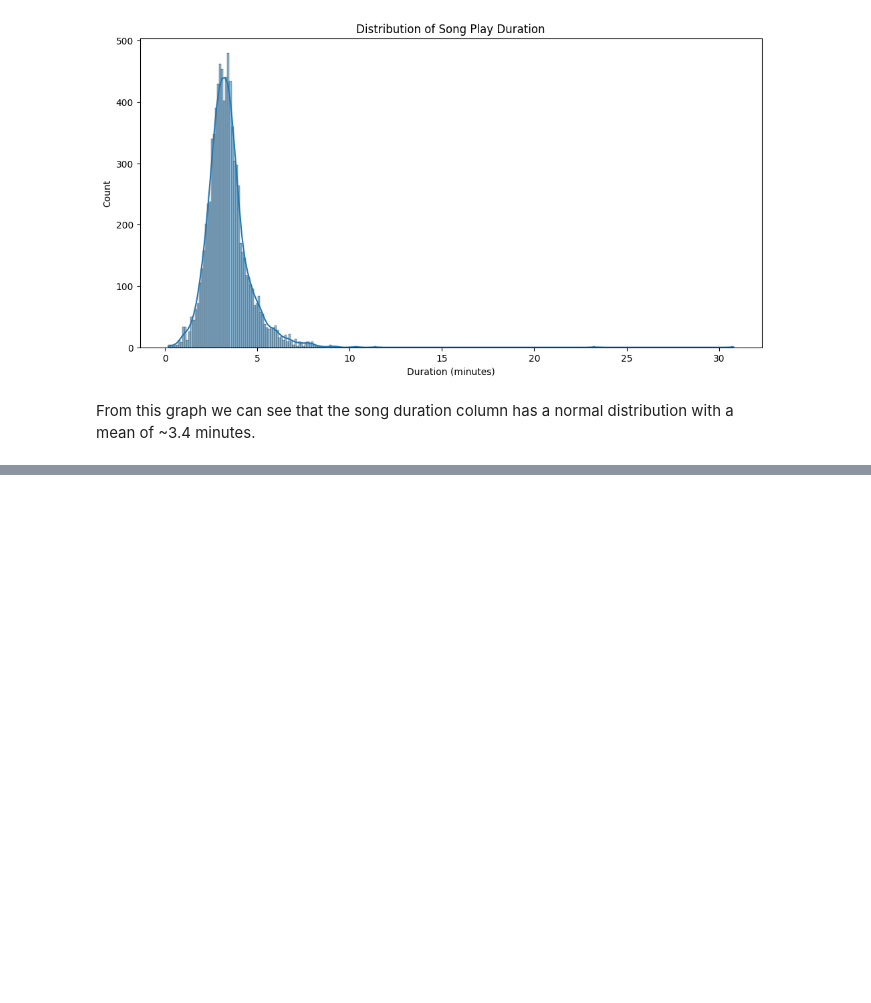
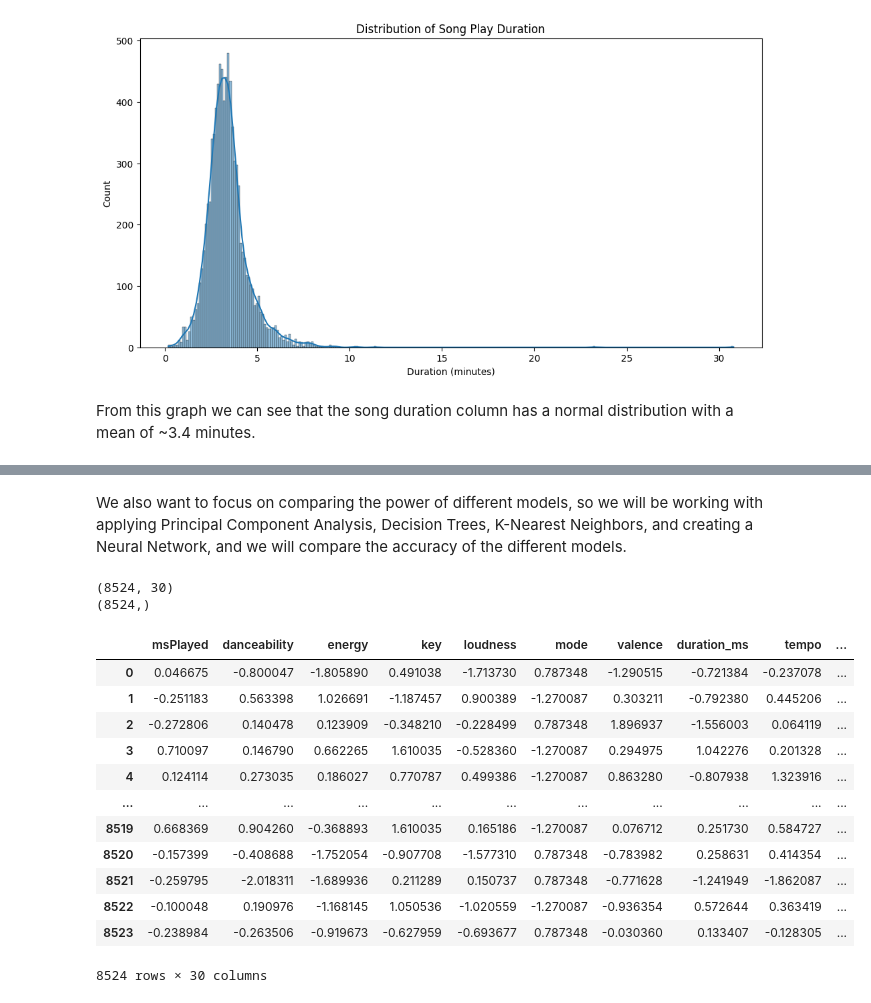
Before and after one commit to AtharvUmap/song_recommendation_model, a Jupyter notebook: song_rec.ipynb, the cells around one changed output, grey strips where cells are left out. Saved outputs shown, nothing was run; the diff lists cells and outputs as text; code cells hidden in the pictures; blank space fills up the shorter version.

```diff
--- a/song_rec.ipynb
+++ b/song_rec.ipynb
@@ -402,0 +405,2 @@ From this graph we can see that the song duration column has a normal distributi
+# %% [markdown]
+We also want to focus on comparing the power of different models, so we will be working with applying Principal Component Analysis, Decision Trees, K-Nearest Neighbors, and creating a Neural Network, and we will compare the accuracy of the different models.
@@ -402,0 +415,42 @@ From this graph we can see that the song duration column has a normal distributi
+# %%
+#CREATE THE DATA GENERATION PROCESS
+#Temporary Dataset:
+classifying_columns = ['msPlayed', 'danceability', 'energy', 'key', 'loudness', 'mode',
+                    'valence', 'duration_ms', 'tempo', 'speechiness', 'instrumentalness', 'acousticness', 'liveness']
+
+
+#Step 1: Standardize the Data
+scaler = StandardScaler()
+X_std = pd.DataFrame(scaler.fit_transform(df[classifying_columns]), columns = classifying_columns) #Change X to be our actual data
+
+
+# #Perform One Hot Encoding on the genres
+df_temp = df_genre_grouped
+encoder = OneHotEncoder(sparse_output=False)
+encoded = encoder.fit_transform(df_genre[['mapped_genre']])
+X_encoded = pd.DataFrame(encoded, columns=encoder.categories_[0])
+df_final = df_temp.drop('genre', axis=1)
+df_final = pd.concat([X_std, X_encoded], axis=1)
+
+X = df_final.dropna()
+
+Y = np.random.randint(0, 2, size=len(X))
+print(X.shape)
+print(Y.shape)
+display(X)
+# %% [output]
+(8524, 30)
+(8524,)
+|  | msPlayed | danceability | energy | key | loudness | mode | valence | duration_ms | tempo | ... |
+| 0 | 0.046675 | -0.800047 | -1.805890 | 0.491038 | -1.713730 | 0.787348 | -1.290515 | -0.721384 | -0.237078 | ... |
+| 1 | -0.251183 | 0.563398 | 1.026691 | -1.187457 | 0.900389 | -1.270087 | 0.303211 | -0.792380 | 0.445206 | ... |
+| 2 | -0.272806 | 0.140478 | 0.123909 | -0.348210 | -0.228499 | 0.787348 | 1.896937 | -1.556003 | 0.064119 | ... |
+| 3 | 0.710097 | 0.146790 | 0.662265 | 1.610035 | -0.528360 | -1.270087 | 0.294975 | 1.042276 | 0.201328 | ... |
+| 4 | 0.124114 | 0.273035 | 0.186027 | 0.770787 | 0.499386 | -1.270087 | 0.863280 | -0.807938 | 1.323916 | ... |
+| ... | ... | ... | ... | ... | ... | ... | ... | ... | ... | ... |
+| 8519 | 0.668369 | 0.904260 | -0.368893 | 1.610035 | 0.165186 | -1.270087 | 0.076712 | 0.251730 | 0.584727 | ... |
+| 8520 | -0.157399 | -0.408688 | -1.752054 | -0.907708 | -1.577310 | 0.787348 | -0.783982 | 0.258631 | 0.414354 | ... |
+| 8521 | -0.259795 | -2.018311 | -1.689936 | 0.211289 | 0.150737 | 0.787348 | -0.771628 | -1.241949 | -1.862087 | ... |
+| 8522 | -0.100048 | 0.190976 | -1.168145 | 1.050536 | -1.020559 | -1.270087 | -0.936354 | 0.572644 | 0.363419 | ... |
+| 8523 | -0.238984 | -0.263506 | -0.919673 | -0.627959 | -0.693677 | 0.787348 | -0.030360 | 0.133407 | -0.128305 | ... |
+8524 rows × 30 columns
```
Also changed, not shown: parts of 9 cells of this notebook.
